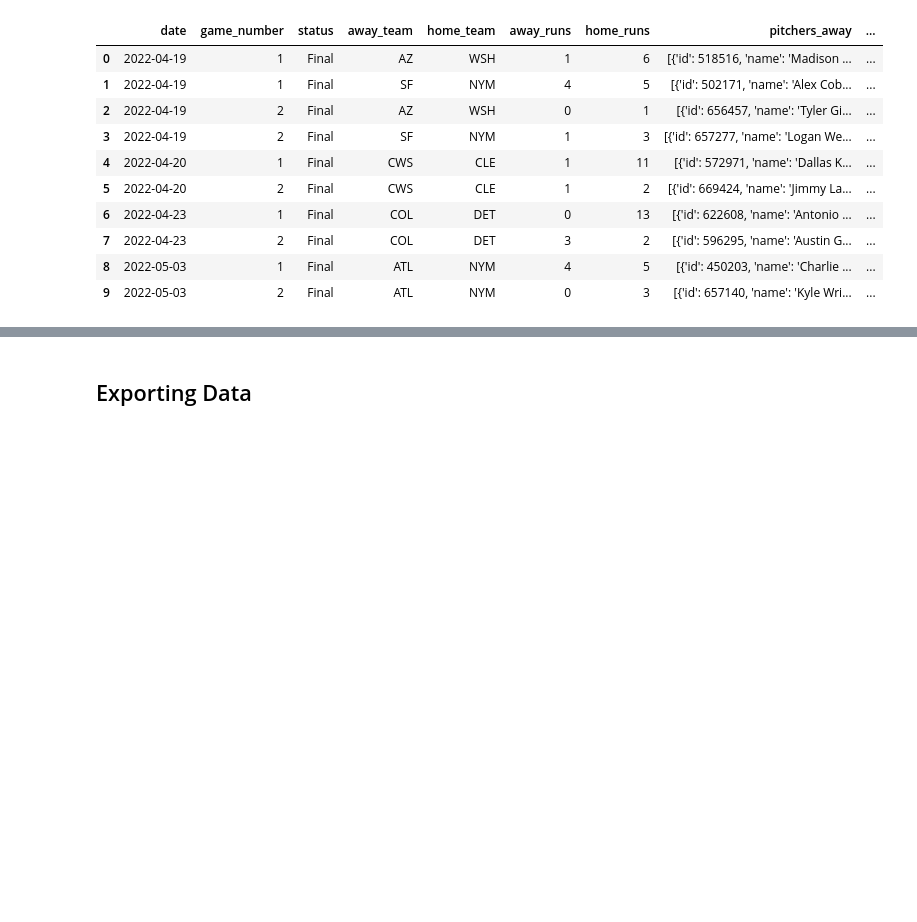
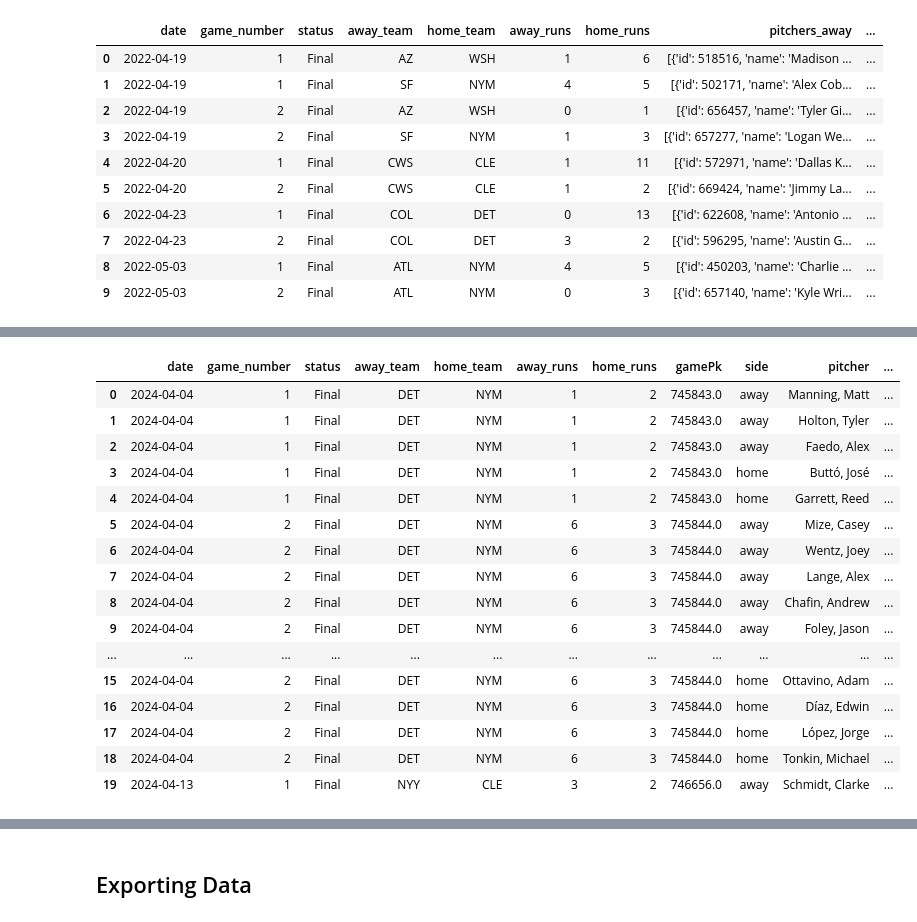
Before and after one commit to Sam-Gartenstein/home-run-prediction, a Jupyter notebook: Double Headers.ipynb, the cells around one changed output, grey strips where cells are left out. Cells and saved outputs as stored; diff of their text form; code cells hidden in the pictures; blank space fills up the shorter version.

```diff
--- a/Double Headers.ipynb
+++ b/Double Headers.ipynb
@@ -972,0 +1222,21 @@ Season 2022
+# %%
+dh_24_full = add_game_id(dh_24_full)
+dh_24_full.head(20)
+# %% [output]
+|  | date | game_number | status | away_team | home_team | away_runs | home_runs | gamePk | side | pitcher | ... |
+| 0 | 2024-04-04 | 1 | Final | DET | NYM | 1 | 2 | 745843.0 | away | Manning, Matt | ... |
+| 1 | 2024-04-04 | 1 | Final | DET | NYM | 1 | 2 | 745843.0 | away | Holton, Tyler | ... |
+| 2 | 2024-04-04 | 1 | Final | DET | NYM | 1 | 2 | 745843.0 | away | Faedo, Alex | ... |
+| 3 | 2024-04-04 | 1 | Final | DET | NYM | 1 | 2 | 745843.0 | home | Buttó, José | ... |
+| 4 | 2024-04-04 | 1 | Final | DET | NYM | 1 | 2 | 745843.0 | home | Garrett, Reed | ... |
+| 5 | 2024-04-04 | 2 | Final | DET | NYM | 6 | 3 | 745844.0 | away | Mize, Casey | ... |
+| 6 | 2024-04-04 | 2 | Final | DET | NYM | 6 | 3 | 745844.0 | away | Wentz, Joey | ... |
+| 7 | 2024-04-04 | 2 | Final | DET | NYM | 6 | 3 | 745844.0 | away | Lange, Alex | ... |
+| 8 | 2024-04-04 | 2 | Final | DET | NYM | 6 | 3 | 745844.0 | away | Chafin, Andrew | ... |
+| 9 | 2024-04-04 | 2 | Final | DET | NYM | 6 | 3 | 745844.0 | away | Foley, Jason | ... |
+| ... | ... | ... | ... | ... | ... | ... | ... | ... | ... | ... | ... |
+| 15 | 2024-04-04 | 2 | Final | DET | NYM | 6 | 3 | 745844.0 | home | Ottavino, Adam | ... |
+| 16 | 2024-04-04 | 2 | Final | DET | NYM | 6 | 3 | 745844.0 | home | Díaz, Edwin | ... |
+| 17 | 2024-04-04 | 2 | Final | DET | NYM | 6 | 3 | 745844.0 | home | López, Jorge | ... |
+| 18 | 2024-04-04 | 2 | Final | DET | NYM | 6 | 3 | 745844.0 | home | Tonkin, Michael | ... |
+| 19 | 2024-04-13 | 1 | Final | NYY | CLE | 3 | 2 | 746656.0 | away | Schmidt, Clarke | ... |
```
Also changed, not shown: parts of 11 cells of this notebook.
